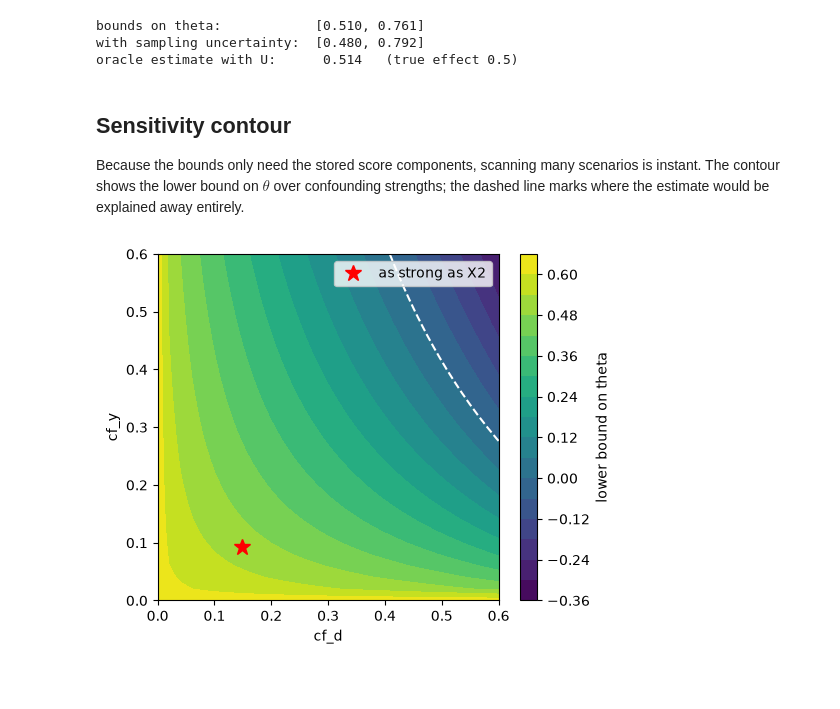
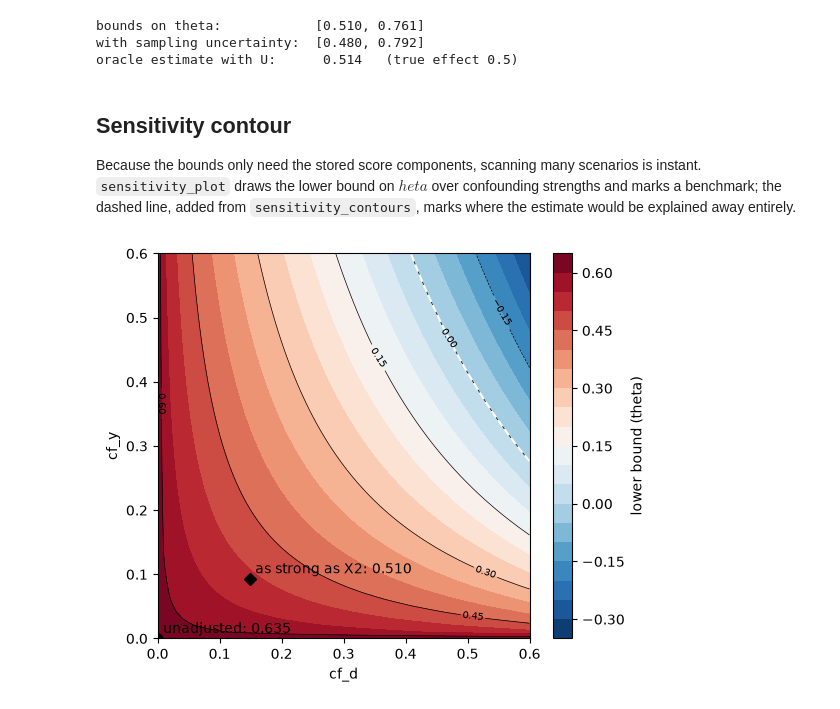
Before and after one commit to AsadGudzevic94/dml-rs, a Jupyter notebook: docs/examples/04_sensitivity_analysis.ipynb, the cells around one changed output. Cells and saved outputs as stored; diff of their text form; code cells hidden in the pictures; blank space fills up the shorter version.

```diff
--- a/docs/examples/04_sensitivity_analysis.ipynb
+++ b/docs/examples/04_sensitivity_analysis.ipynb
@@ -88,27 +88,22 @@ oracle estimate with U:      0.514   (true effect 0.5)
 # %% [markdown]
 ## Sensitivity contour
 
-Because the bounds only need the stored score components, scanning many scenarios is instant. The
-contour shows the lower bound on $\theta$ over confounding strengths; the dashed line marks where
-the estimate would be explained away entirely.
+Because the bounds only need the stored score components, scanning many scenarios is instant.
+`sensitivity_plot` draws the lower bound on $	heta$ over confounding strengths and marks a
+benchmark; the dashed line, added from `sensitivity_contours`, marks where the estimate would be
+explained away entirely.
 # %%
 import matplotlib.pyplot as plt
 
-grid = np.linspace(0.0, 0.6, 31)
-lower = np.empty((len(grid), len(grid)))
-for i, cy in enumerate(grid):
-    for j, cd in enumerate(grid):
-        observed.sensitivity_analysis(cf_y=cy, cf_d=min(cd, 0.99), rho=1.0)
-        lower[i, j] = observed.sensitivity_params_["theta"]["lower"][0]
-
-fig, ax = plt.subplots(figsize=(5.5, 4.5))
-cs = ax.contourf(grid, grid, lower, levels=15, cmap="viridis")
-ax.contour(grid, grid, lower, levels=[0], colors="white", linestyles="--")
-ax.plot(cf_d, cf_y, "r*", markersize=12, label="as strong as X2")
-fig.colorbar(cs, label="lower bound on theta")
-ax.set_xlabel("cf_d")
-ax.set_ylabel("cf_y")
-ax.legend(loc="upper right")
+observed.sensitivity_analysis(cf_y=cf_y, cf_d=cf_d, rho=1.0)
+ax = observed.sensitivity_plot(
+    grid_bounds=(0.6, 0.6),
+    grid_size=60,
+    include_scenario=False,
+    benchmarks={"cf_y": [cf_y], "cf_d": [cf_d], "name": ["as strong as X2"]},
+)
+data = observed.sensitivity_contours(grid_bounds=(0.6, 0.6), grid_size=60)
+ax.contour(data["cf_d"], data["cf_y"], data["values"].T, levels=[0], colors="white", linestyles="--")
 plt.show()
 # %% [output]
-[figure, old version]
+[figure, new version]
```
Also changed, not shown: 7 other files.
